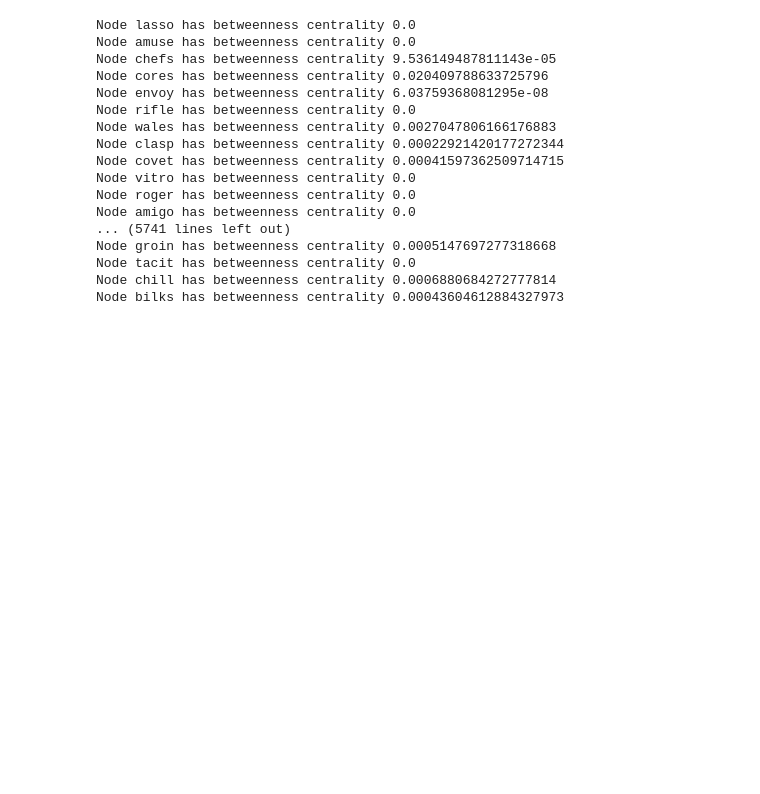
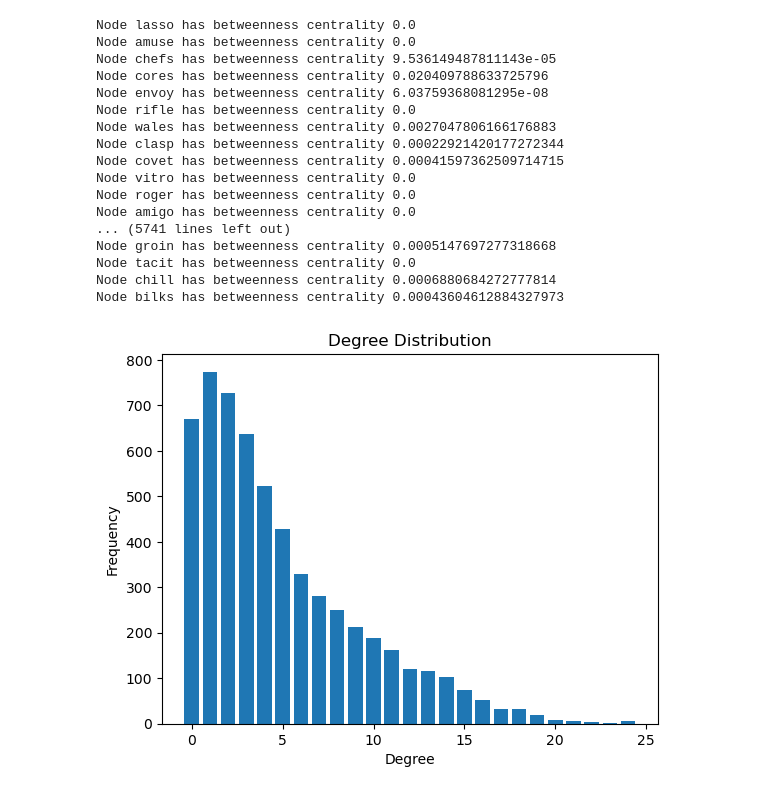
Before and after one commit to NANITH777/Words-NetworkX, a Jupyter notebook: words.ipynb, the cells around one changed output. Saved outputs shown, nothing was run; the diff lists cells and outputs as text; code cells hidden in the pictures; blank space fills up the shorter version.

```diff
--- a/words.ipynb
+++ b/words.ipynb
@@ -123,3 +123,15 @@ Node groin has betweenness centrality 0.0005147697277318668
 Node tacit has betweenness centrality 0.0
 Node chill has betweenness centrality 0.0006880684272777814
 Node bilks has betweenness centrality 0.00043604612884327973
+# %%
+# Calculate the degrees of nodes in the graph
+degrees = [deg for node, deg in G.degree()]
+
+# Plot the degree distribution
+plt.hist(degrees, bins=range(min(degrees), max(degrees) + 1), align='left', rwidth=0.8)
+plt.xlabel('Degree')
+plt.ylabel('Frequency')
+plt.title('Degree Distribution')
+plt.show()
+# %% [output]
+[figure, added]
```
Also changed, not shown: parts of 1 cell of this notebook.
